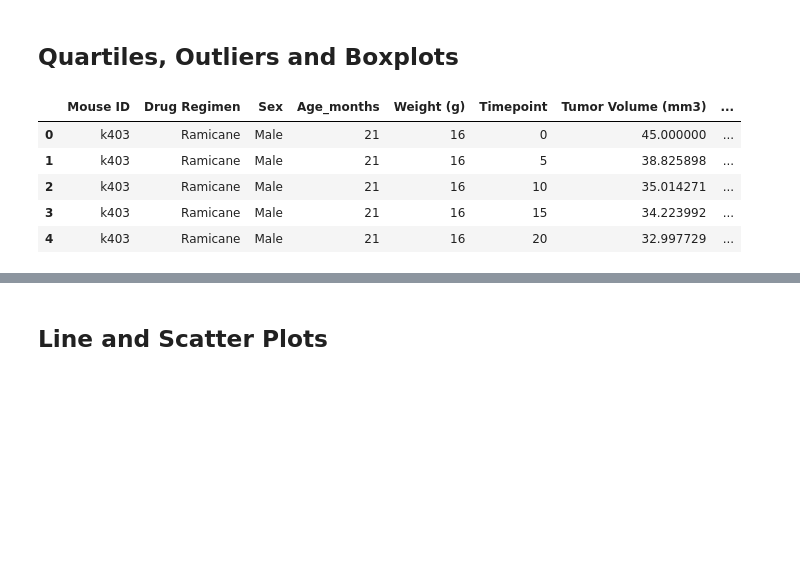
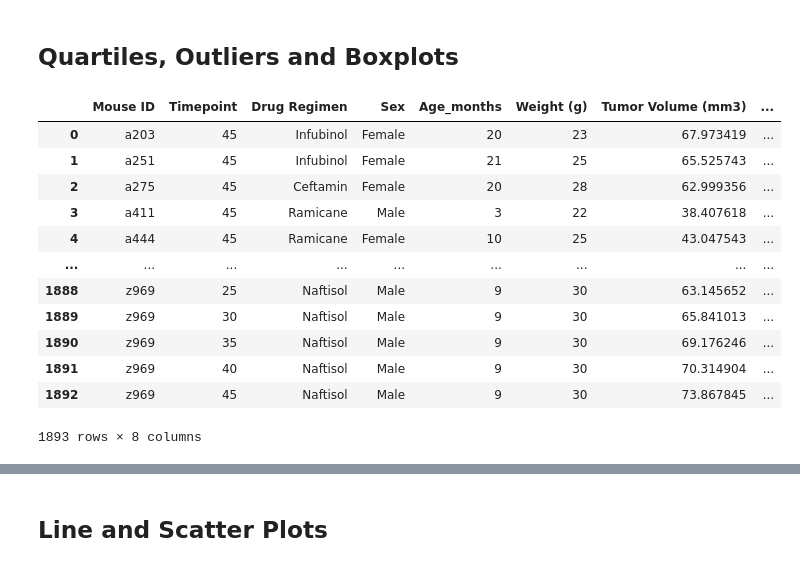
Before and after one commit to RachelNewberry/Matplotlib, a Jupyter notebook: pymaceuticals_starter.ipynb, the cells around one changed output, grey strips where cells are left out. Drawn from its saved outputs; the diff is of its cells as text; code cells hidden in the pictures; blank space fills up the shorter version.

```diff
--- a/pymaceuticals_starter.ipynb
+++ b/pymaceuticals_starter.ipynb
@@ -188,36 +211,32 @@ explode = (0.1, 0)
 # %%
 # Calculate the final tumor volume of each mouse across four of the treatment regimens:
 # Capomulin, Ramicane, Infubinol, and Ceftamin
 # Start by getting the last (greatest) timepoint for each mouse
 # Merge this group df with the original dataframe to get the tumor volume at the last timepoint
 
+regimen = ('Capomulin', 'Ramicane', 'Infubinol', 'Ceftamin')
+drug = mouse_study.loc[mouse_study['Drug Regimen'].isin(regimen)]
 
-only_cap = df.loc[(clean_mousedf["Drug Regimen"] == "Capomulin"),:]
-cap_stats = only_cap.groupby(["Mouse ID", "Drug Regimen"]).max()["Tumor Volume (mm3)"]
-cap_stats
-capdf = pd.DataFrame(cap_stats, columns=["Tumor Volume (mm3)"])
-capdf
+tumor_volume_A = drug.groupby(drug['Mouse ID']).agg({'Timepoint':['max']})
+tumor_volume_A.columns = ['Timepoint']
 
-fig1, ax1 = plt.subplots()
-ax1.set_title('Capomulin')
-ax1.set_ylabel('Tumor Volume (mm3)')
-ax1.boxplot(capdf)
-plt.show()
 
-capdf.describe()
-capIQR = 46.7 - 45.0
-cap_outliers = capIQR*1.5
-mincap = 45.0
-maxcap = 48.2
-print( "Any data points that falls below "
-      +  str(mincap - cap_outliers)  + " (mm3) or above " + str(maxcap + cap_outliers) +
-      " (mm3) is an outlier data point.")
+tumor_volume_A = tumor_volume_A.reset_index()
+tumor_volume_B = pd.merge(tumor_volume_A, mouse_study, how="outer", on=["Mouse ID", "Timepoint"])
+tumor_volume_B
 # %% [output]
-|  | Mouse ID | Drug Regimen | Sex | Age_months | Weight (g) | Timepoint | Tumor Volume (mm3) | ... |
-| 0 | k403 | Ramicane | Male | 21 | 16 | 0 | 45.000000 | ... |
-| 1 | k403 | Ramicane | Male | 21 | 16 | 5 | 38.825898 | ... |
-| 2 | k403 | Ramicane | Male | 21 | 16 | 10 | 35.014271 | ... |
-| 3 | k403 | Ramicane | Male | 21 | 16 | 15 | 34.223992 | ... |
-| 4 | k403 | Ramicane | Male | 21 | 16 | 20 | 32.997729 | ... |
+|  | Mouse ID | Timepoint | Drug Regimen | Sex | Age_months | Weight (g) | Tumor Volume (mm3) | ... |
+| 0 | a203 | 45 | Infubinol | Female | 20 | 23 | 67.973419 | ... |
+| 1 | a251 | 45 | Infubinol | Female | 21 | 25 | 65.525743 | ... |
+| 2 | a275 | 45 | Ceftamin | Female | 20 | 28 | 62.999356 | ... |
+| 3 | a411 | 45 | Ramicane | Male | 3 | 22 | 38.407618 | ... |
+| 4 | a444 | 45 | Ramicane | Female | 10 | 25 | 43.047543 | ... |
+| ... | ... | ... | ... | ... | ... | ... | ... | ... |
+| 1888 | z969 | 25 | Naftisol | Male | 9 | 30 | 63.145652 | ... |
+| 1889 | z969 | 30 | Naftisol | Male | 9 | 30 | 65.841013 | ... |
+| 1890 | z969 | 35 | Naftisol | Male | 9 | 30 | 69.176246 | ... |
+| 1891 | z969 | 40 | Naftisol | Male | 9 | 30 | 70.314904 | ... |
+| 1892 | z969 | 45 | Naftisol | Male | 9 | 30 | 73.867845 | ... |
+1893 rows × 8 columns
 # %%
 # Put treatments into a list for for loop (and later for plot labels)
```
Also changed, not shown: parts of 14 cells of this notebook, 2 other files.
